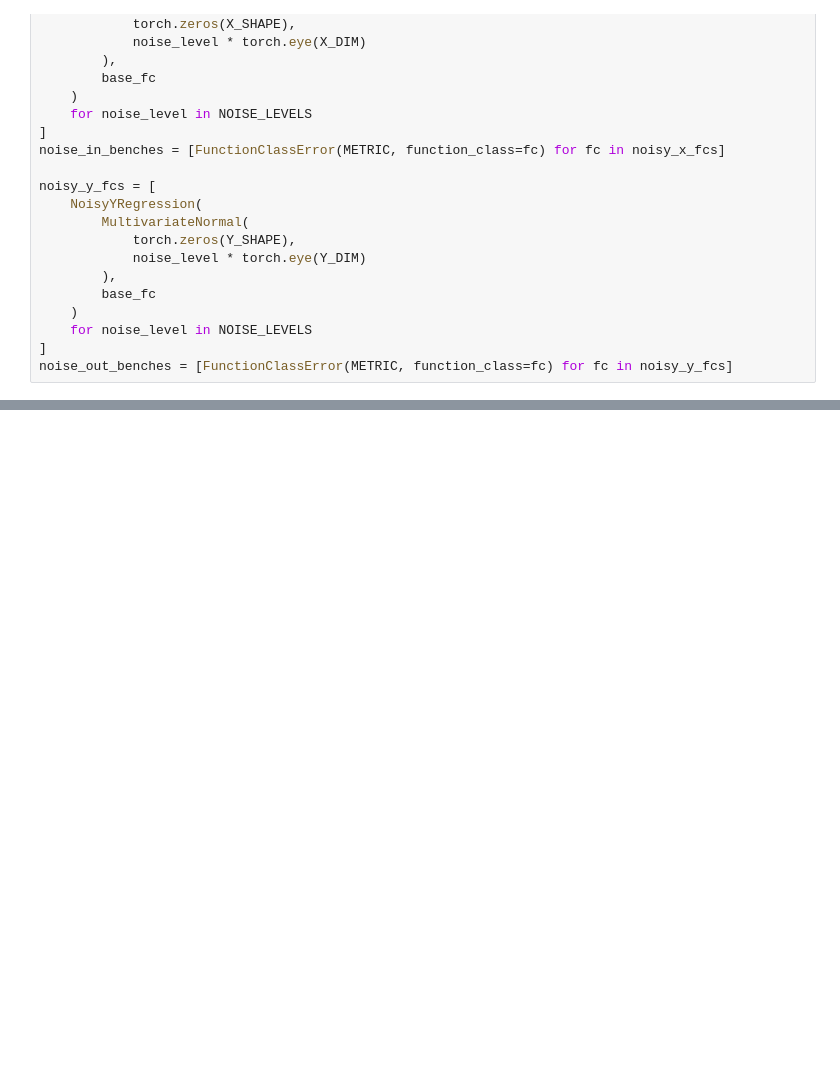
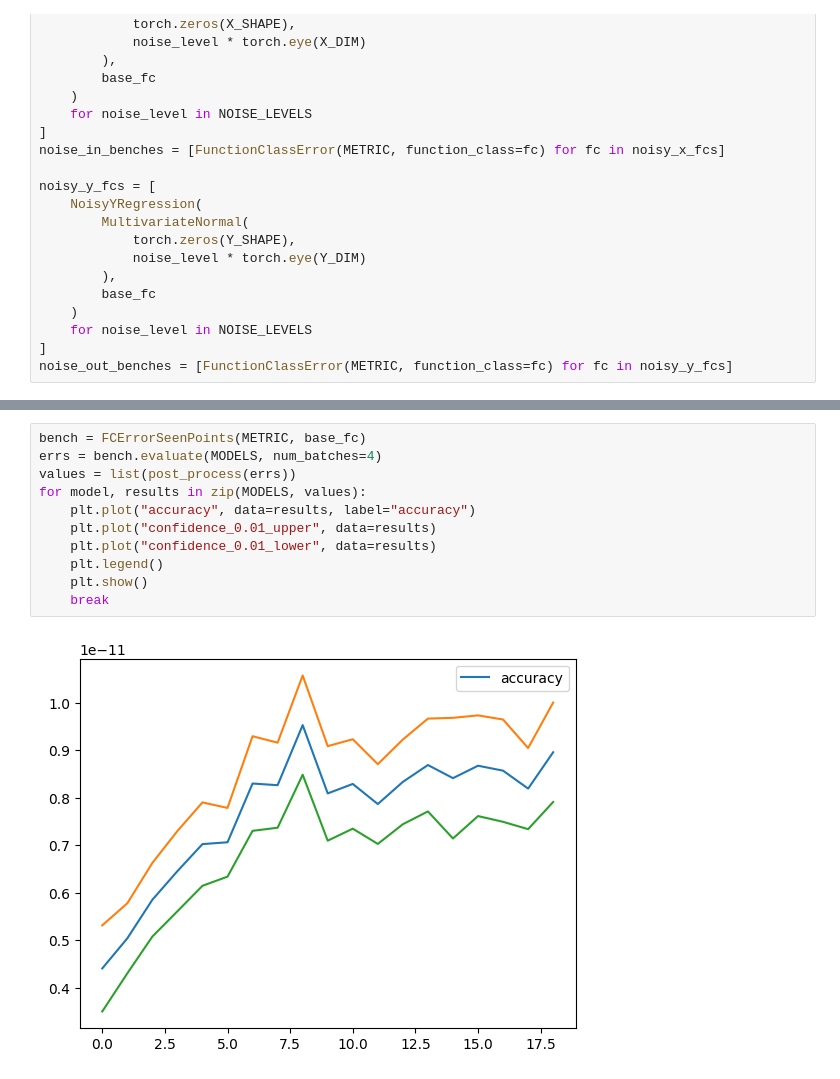
Before and after one commit to in-context-learning-2024/in-context, a Jupyter notebook: src/eval.ipynb, the cells around one changed output, grey strips where cells are left out. Drawn from its saved outputs; the diff is of its cells as text; blank space fills up the shorter version.

Commit message:
moved seen points eval into class

```diff
--- a/src/eval.ipynb
+++ b/src/eval.ipynb
@@ -138,0 +139,13 @@ for model, results in zip(MODELS, values):
+# %%
+bench = FCErrorSeenPoints(METRIC, base_fc)
+errs = bench.evaluate(MODELS, num_batches=4)
+values = list(post_process(errs))
+for model, results in zip(MODELS, values):
+    plt.plot("accuracy", data=results, label="accuracy")
+    plt.plot("confidence_0.01_upper", data=results)
+    plt.plot("confidence_0.01_lower", data=results)
+    plt.legend()
+    plt.show()
+    break
+# %% [output]
+[figure, added]
```
Also changed, not shown: parts of 5 cells of this notebook, 2 other files.
